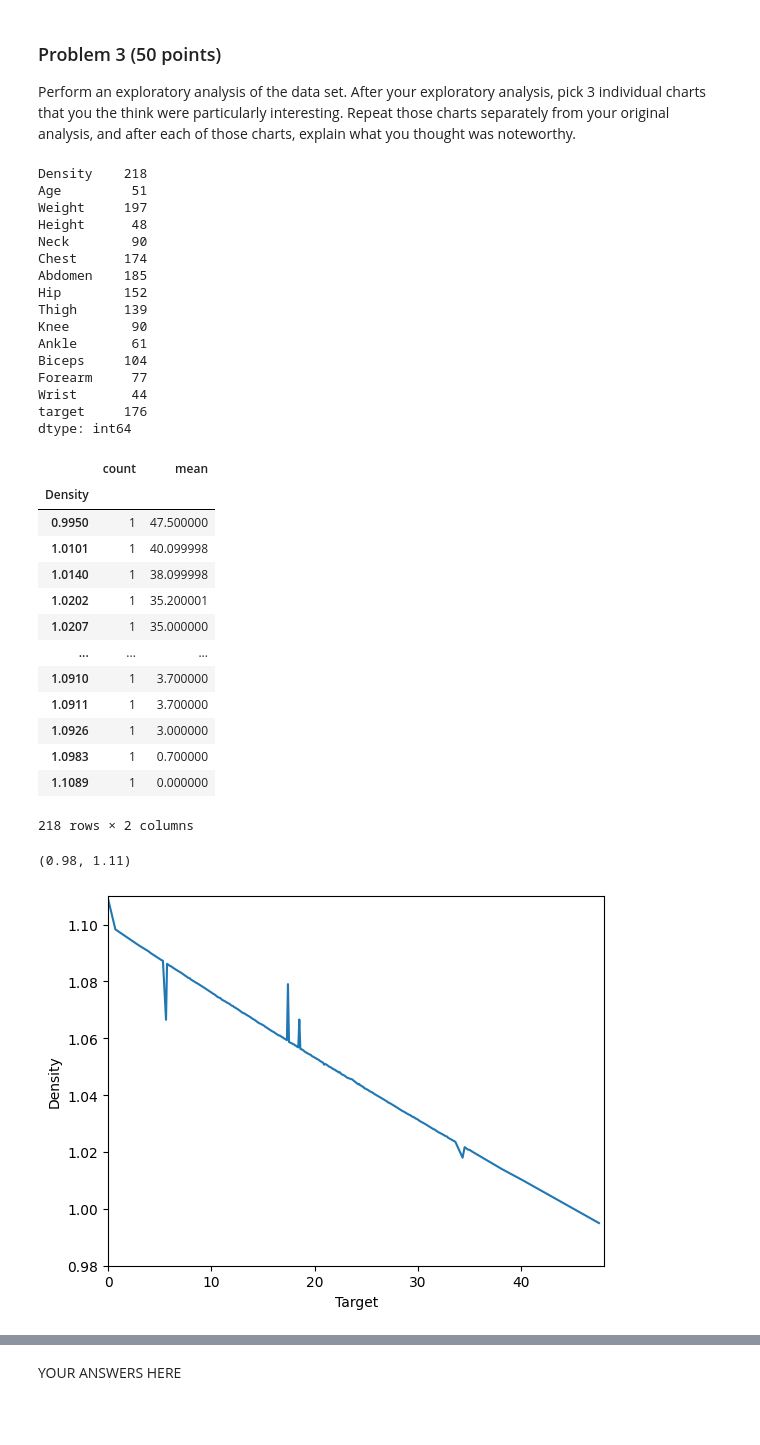
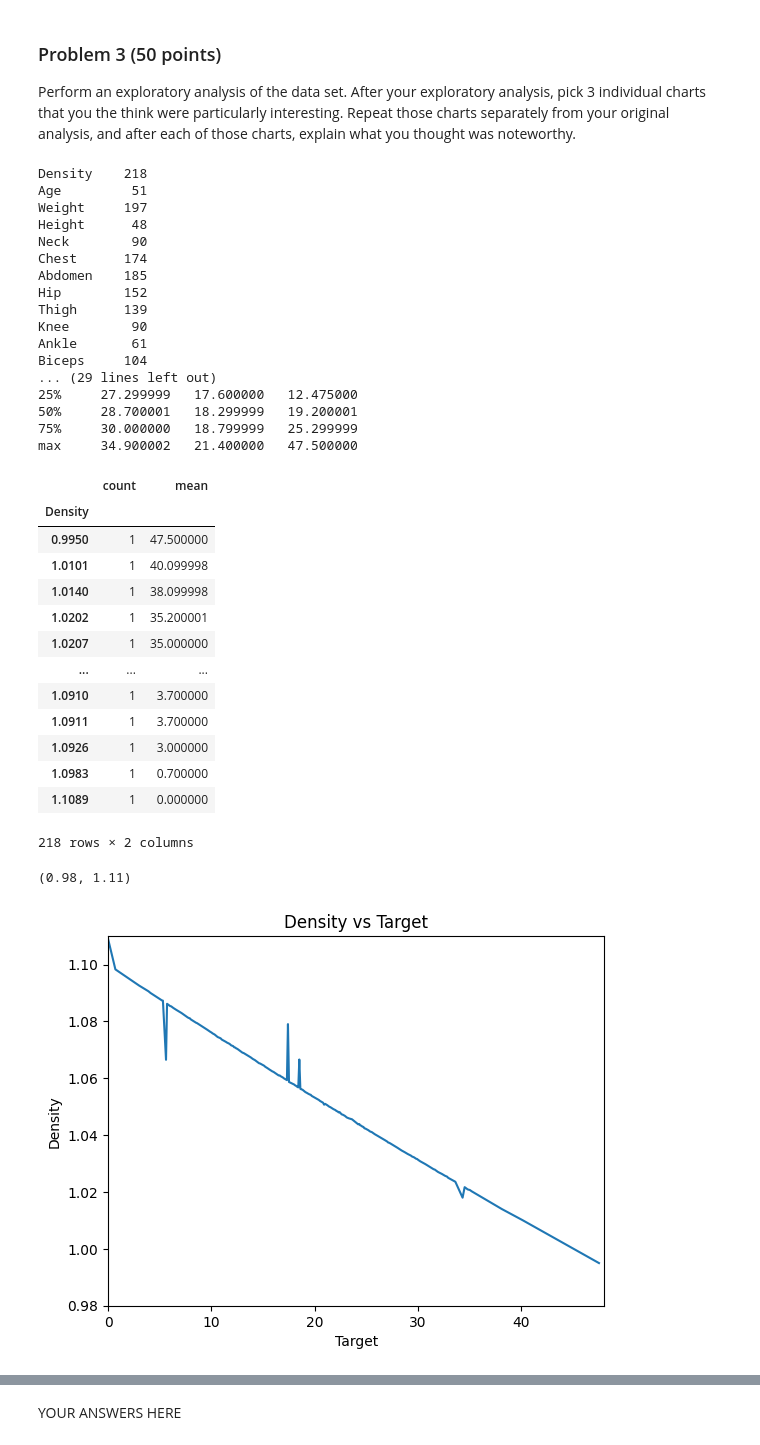
Before and after one commit to JonG-2025/dx602-final-project, a Jupyter notebook: project.ipynb, the cells around one changed output, grey strips where cells are left out. Drawn from its saved outputs; the diff is of its cells as text; code cells hidden in the pictures; blank space fills up the shorter version.

```diff
--- a/project.ipynb
+++ b/project.ipynb
@@ -133,6 +133,7 @@ After your exploratory analysis, pick 3 individual charts that you the think wer
 Repeat those charts separately from your original analysis, and after each of those charts, explain what you thought was noteworthy.
 # %%
 print(body_fat_df.nunique())
+print(body_fat_df.describe())
 body_fat_df.groupby(["Density"])["target"].agg(["count", "mean"]).sort_values("mean", ascending=False)
 # %% [output]
 Density    218
@@ -147,10 +148,11 @@ Thigh      139
 Knee        90
 Ankle       61
 Biceps     104
-Forearm     77
-Wrist       44
-target     176
-dtype: int64
+... (29 lines left out)
+25%     27.299999   17.600000   12.475000
+50%     28.700001   18.299999   19.200001
+75%     30.000000   18.799999   25.299999
+max     34.900002   21.400000   47.500000
 |  | count | mean |
 | Density |  |  |
 | 0.9950 | 1 | 47.500000 |
@@ -167,11 +169,12 @@ dtype: int64
 218 rows × 2 columns
 # %%
 body_fat_df.groupby("target")["Density"].mean(numeric_only=True).plot()
+plt.title("Density vs Target")
 plt.xlabel("Target")
 plt.ylabel("Density")
 plt.xlim(0, 48)
 plt.ylim(.98, 1.11)
 # %% [output]
 (0.98, 1.11)
-[figure, old version]
+[figure, new version]
 # %% [markdown]
```
Also changed, not shown: parts of 4 cells of this notebook.
